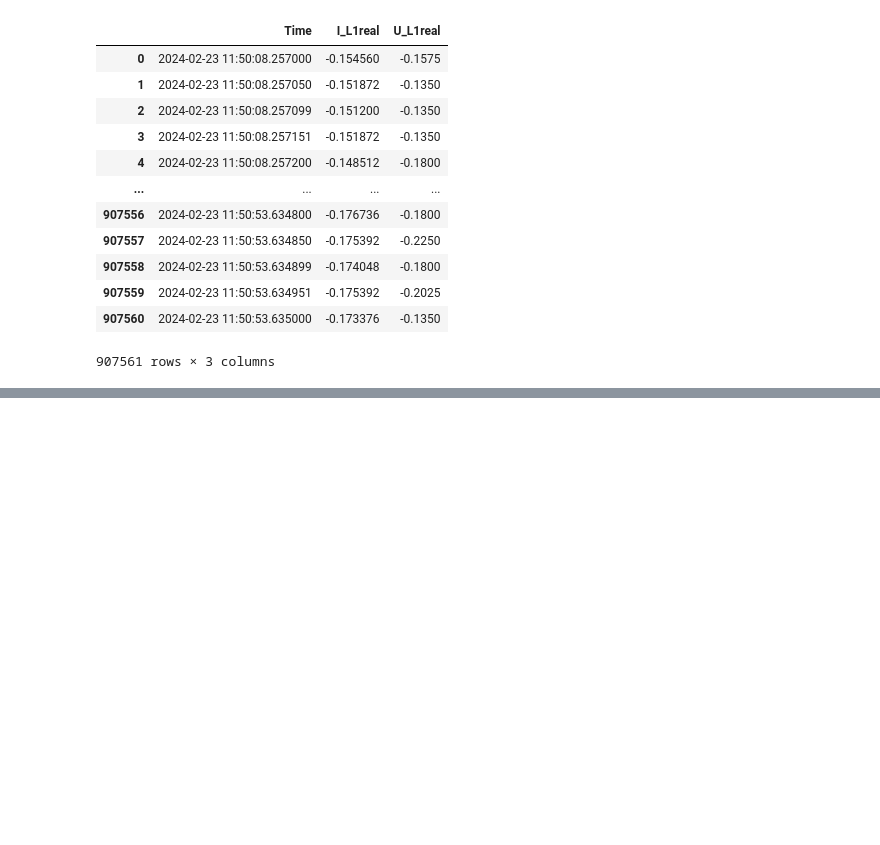
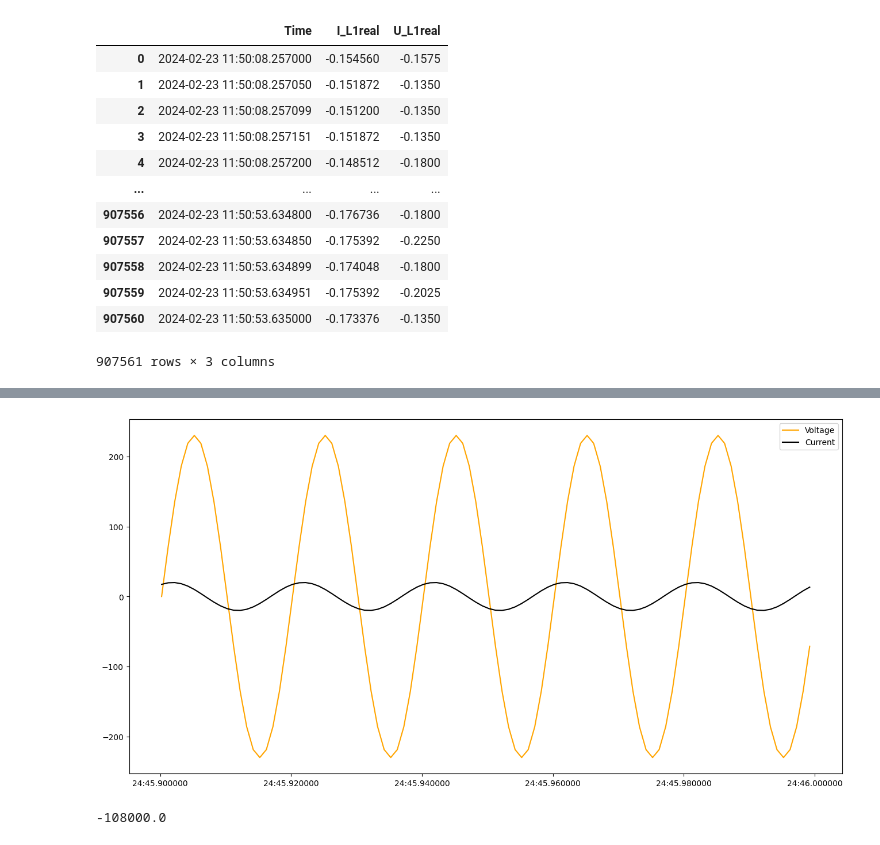
Before and after one commit to YuganshuWadhwa/Anomaly-Detection-For-Electrical-Systems, a Jupyter notebook: anomalies.ipynb, the cells around one changed output, grey strips where cells are left out. Drawn from its saved outputs; the diff is of its cells as text; code cells hidden in the pictures; blank space fills up the shorter version.

Commit message:
attempted zero crossing

```diff
--- a/anomalies.ipynb
+++ b/anomalies.ipynb
@@ -131,0 +151,5 @@ powerFailureDf[powerFailureDf['Time'] == powerFailureDf.iloc[-1]['Time']]
+# %%
+df = pd.read_csv("Power Anomalies Simulations Data/synthetic_data/0_voltage_current_data.csv")
+type(df.iloc[0]['Timestamp'])
+
+df['Timestamp'] = df['Timestamp'].map(lambda x: pd.to_datetime(x, yearfirst=True))
@@ -131,0 +160,30 @@ powerFailureDf[powerFailureDf['Time'] == powerFailureDf.iloc[-1]['Time']]
+# %%
+# timeStart = None
+# timeEnd = None
+
+timeStart = '2024-02-11 17:24:45.90'
+timeEnd = '2024-02-11 17:24:46.00'
+
+if timeStart == None:   timeStart = df.iloc[0]['Timestamp']
+if timeEnd == None:     timeEnd = df.iloc[-1]['Timestamp']
+print(f'Plotting from "{timeStart}" to "{timeEnd}"')
+
+U1 = df[(df['Timestamp'] >= timeStart) & (df['Timestamp'] <= timeEnd)]['Voltage (V)']
+# U1 = savgol_filter(x=U1, window_length=10, polyorder=5)
+
+I1 = df[(df['Timestamp'] >= timeStart) & (df['Timestamp'] <= timeEnd)]['Current (A)']
+# I1 = savgol_filter(x=I1, window_length=10, polyorder=5)
+
+time = df[(df['Timestamp'] >= timeStart) & (df['Timestamp'] <= timeEnd)]['Timestamp']
+
+
+fig = plt.figure(figsize=(16, 8))
+plt.plot(time, U1, label='Voltage', c='orange')
+plt.plot(time, I1, label='Current', c='k')
+
+# plt.gca().xaxis.set_major_formatter(mdates.DateFormatter('%Y-%m-%d %H:%M:%S.%f'))
+# plt.gca().xaxis.set_major_locator(mdates.SecondLocator(interval=10))
+# plt.gcf().autofmt_xdate()
+plt.legend()
+plt.show()
+# %% [output]
@@ -131,0 +191,19 @@ powerFailureDf[powerFailureDf['Time'] == powerFailureDf.iloc[-1]['Time']]
+[figure, added]
+# %%
+td = pd.Timedelta(1, "millisecond")
+
+zero_crossings_V = np.where(np.diff(np.sign(df['Voltage (V)'])))[0]
+zero_crossings_I = np.where(np.diff(np.sign(df['Current (A)'])))[0]
+
+# Get the time stamps when V and I cross zero
+time_stamps_V = df['Timestamp'].iloc[zero_crossings_V]
+time_stamps_I = df['Timestamp'].iloc[zero_crossings_I]
+
+# Compute the phase angle between V and I signals
+phase_angle = (time_stamps_V.iloc[0] - time_stamps_I.iloc[0]) / td
+
+phase_angle_degrees = 360 * 50 * phase_angle
+
+phase_angle_degrees
+# %% [output]
+-108000.0
```
Also changed, not shown: parts of 11 cells of this notebook, 1 other file.
